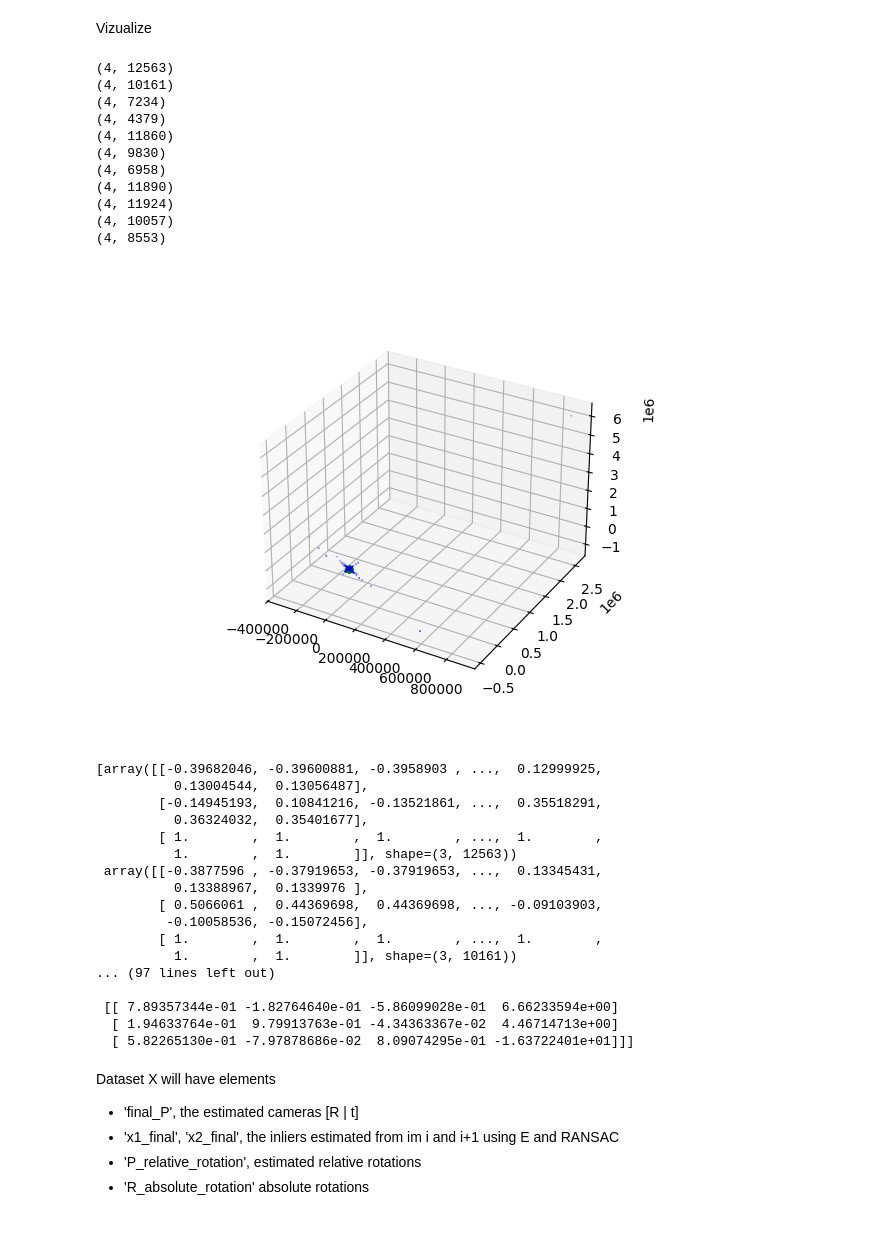
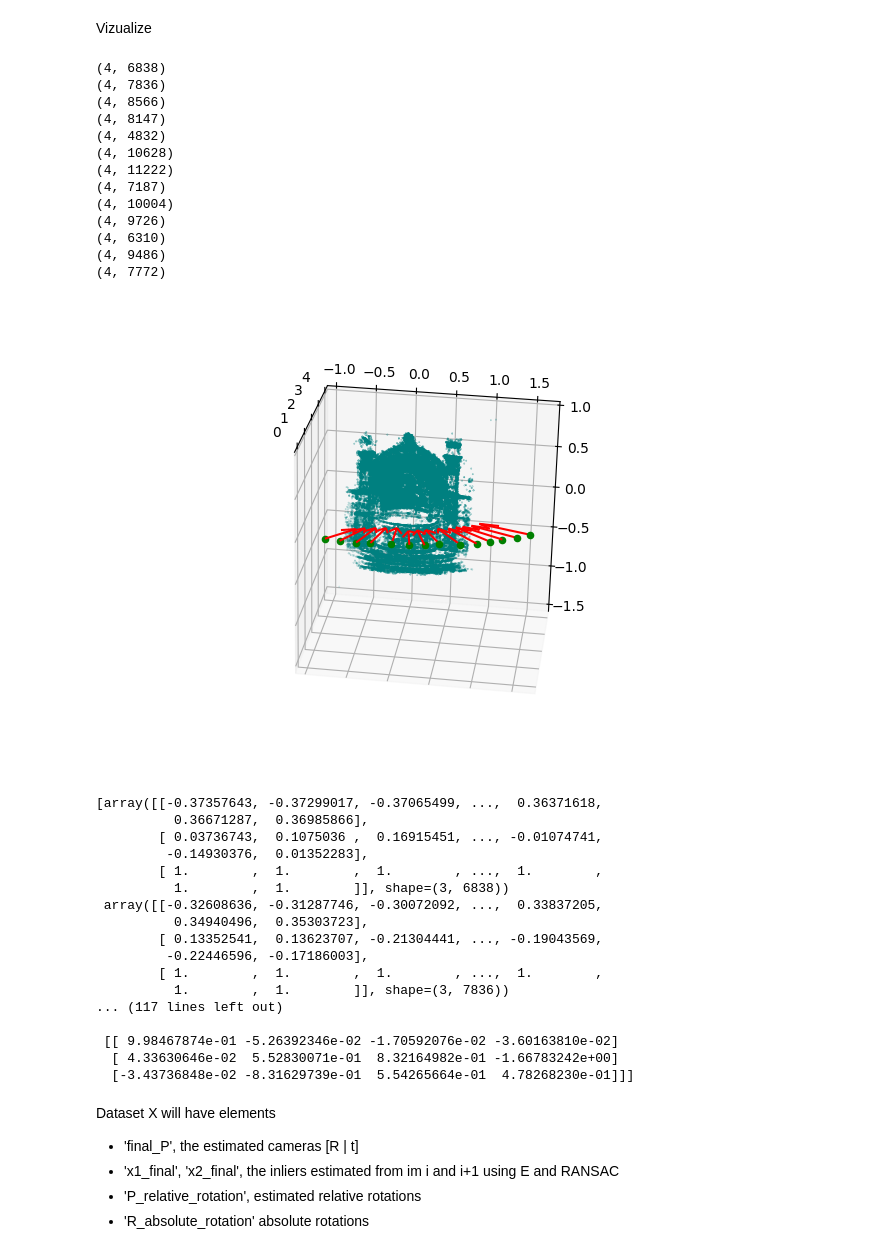
Before and after one commit to pontusst/Projects-public, a Jupyter notebook: Projects/Computer_Vision/CV_Project/data_2025/cv_project_jupyter.ipynb, the cells around one changed output. Cells and saved outputs as stored; diff of their text form; code cells hidden in the pictures.

```diff
--- a/Projects/Computer_Vision/CV_Project/data_2025/cv_project_jupyter.ipynb
+++ b/Projects/Computer_Vision/CV_Project/data_2025/cv_project_jupyter.ipynb
@@ -93,10 +93,10 @@ Initilize global variables and get SIFT points
 # %%
   # Choose params
 params = dict(
-        dataset=3,
-        inlier_threshold_E=0.6,
-        inlier_threshold_T=0.6,
-        lowe_ratio=0.75
+        dataset=4,
+        inlier_threshold_E=0.8,
+        inlier_threshold_T=0.8,
+        lowe_ratio=0.8
     )
 
 file_names = []
@@ -590,11 +590,11 @@ fig4 = plt.figure()
 ax4 = fig4.add_subplot(projection="3d")
 
 ax4.scatter(world_coordinate_X[0], world_coordinate_X[1], world_coordinate_X[2], s=1)
-ax4.view_init(elev=-24, azim=-96, roll=179)
+ax4.view_init(elev=-64, azim=14, roll=-17)
 t = T1
 for r in R_absolute_rotation:
     p = np.hstack((r, T1.reshape(3,1)))
-    plot_camera(p, 3, ax=ax4)
+    plot_camera(p, 1, ax=ax4)
 
 plt.show()
 # %% [output]
@@ -772,46 +760,49 @@ for idx, (x1, x2) in enumerate(zip(x1_final, x2_final)):
     Xes = np.zeros((4, N))
     #if idx == len(im):
     #    continue
     #else:
     cam1 = final_P[idx]
     cam2 = final_P[idx+1]
     for p in range(N):
         X = triangulate_3D_point_DLT(x1[:, p], x2[:, p], cam1, cam2)
         Xes[:,p] = X
     Xes_tot.append(Xes)
 
 fig15 = plt.figure()
 ax15 = fig15.add_subplot(projection="3d")
+ax15.view_init(elev=-64, azim=14, roll=-17)
 for k, points in enumerate(final_P):
     cam = final_P[k]
     cam_R = cam[:, :-1]
     cam_T = cam[:, -1]
     cam_R = R_absolute_rotation[init_pair[0]].T @ cam_R
     mod_P = np.hstack((cam_R, cam_T.reshape(3,1)))
     modified_P.append(mod_P)
     plot_camera(mod_P, 1, ax=ax15)
 
 for k, points in enumerate(Xes_tot):
     cam = final_P[init_pair[0]]
     cam_R = cam[:, :-1]
     cam_T = cam[:, -1]
     print(points.shape)
     rot_points = R_absolute_rotation[init_pair[0]] @ points[:3,:]
 
-    ax15.scatter(rot_points[0], rot_points[1], rot_points[2], s=0.1, color='b')
+    ax15.scatter(rot_points[0], rot_points[1], rot_points[2], s=0.05, color='teal')
 # %% [output]
-(4, 12563)
-(4, 10161)
-(4, 7234)
-(4, 4379)
-(4, 11860)
-(4, 9830)
-(4, 6958)
-(4, 11890)
-(4, 11924)
-(4, 10057)
-(4, 8553)
+(4, 6838)
+(4, 7836)
+(4, 8566)
+(4, 8147)
+(4, 4832)
+(4, 10628)
+(4, 11222)
+(4, 7187)
+(4, 10004)
+(4, 9726)
+(4, 6310)
+(4, 9486)
+(4, 7772)
-[figure, old version]
+[figure, new version]
 # %%
 P_relative_rotation = np.stack(P_relative_rotation, axis=0)
 R_absolute_rotation = np.stack(R_absolute_rotation, axis=0)
@@ -825,23 +816,23 @@ for i in range(len(x1_final)):
 print(x1_cell)
 print(final_P)
 # %% [output]
-[array([[-0.39682046, -0.39600881, -0.3958903 , ...,  0.12999925,
-          0.13004544,  0.13056487],
-        [-0.14945193,  0.10841216, -0.13521861, ...,  0.35518291,
-          0.36324032,  0.35401677],
+[array([[-0.37357643, -0.37299017, -0.37065499, ...,  0.36371618,
+          0.36671287,  0.36985866],
+        [ 0.03736743,  0.1075036 ,  0.16915451, ..., -0.01074741,
+         -0.14930376,  0.01352283],
         [ 1.        ,  1.        ,  1.        , ...,  1.        ,
-          1.        ,  1.        ]], shape=(3, 12563))
- array([[-0.3877596 , -0.37919653, -0.37919653, ...,  0.13345431,
-          0.13388967,  0.1339976 ],
-        [ 0.5066061 ,  0.44369698,  0.44369698, ..., -0.09103903,
-         -0.10058536, -0.15072456],
+          1.        ,  1.        ]], shape=(3, 6838))
+ array([[-0.32608636, -0.31287746, -0.30072092, ...,  0.33837205,
+          0.34940496,  0.35303723],
+        [ 0.13352541,  0.13623707, -0.21304441, ..., -0.19043569,
+         -0.22446596, -0.17186003],
         [ 1.        ,  1.        ,  1.        , ...,  1.        ,
-          1.        ,  1.        ]], shape=(3, 10161))
-... (97 lines left out)
+          1.        ,  1.        ]], shape=(3, 7836))
+... (117 lines left out)
 
- [[ 7.89357344e-01 -1.82764640e-01 -5.86099028e-01  6.66233594e+00]
-  [ 1.94633764e-01  9.79913763e-01 -4.34363367e-02  4.46714713e+00]
-  [ 5.82265130e-01 -7.97878686e-02  8.09074295e-01 -1.63722401e+01]]]
+ [[ 9.98467874e-01 -5.26392346e-02 -1.70592076e-02 -3.60163810e-02]
+  [ 4.33630646e-02  5.52830071e-01  8.32164982e-01 -1.66783242e+00]
+  [-3.43736848e-02 -8.31629739e-01  5.54265664e-01  4.78268230e-01]]]
 # %% [markdown]
 Dataset X will have elements
 * 'final_P', the estimated cameras [R | t]
```
Also changed, not shown: parts of 14 cells of this notebook, 7 other files.
